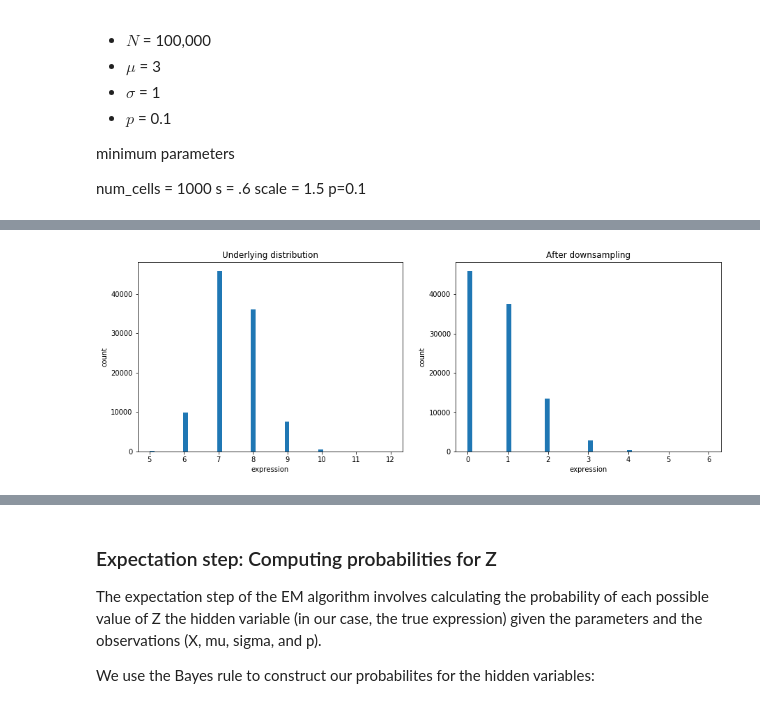
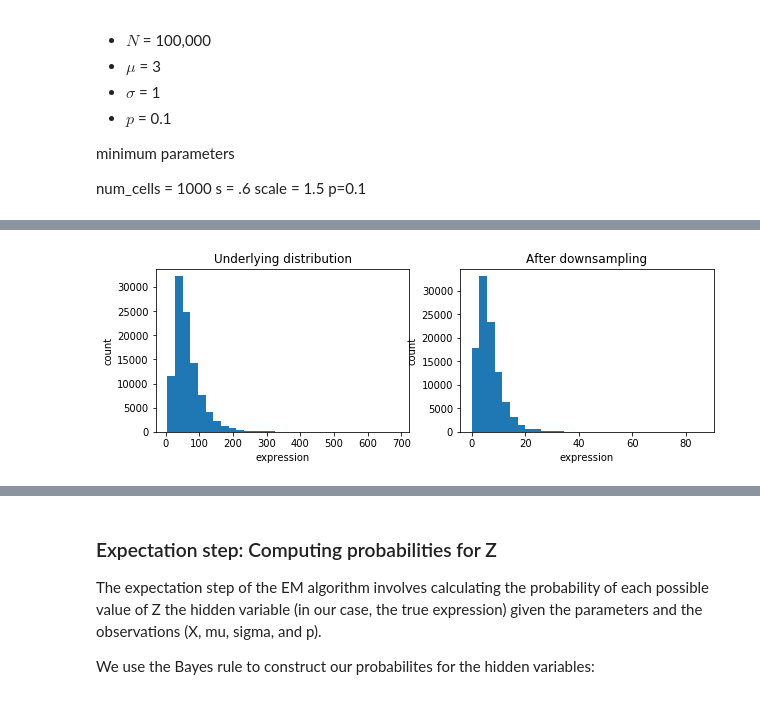
Before and after one commit to yelabucsf/scrna-parameter-estimation, a Jupyter notebook: notebooks/1d_em_simulation_lognormal_v2.ipynb, the cells around one changed output, grey strips where cells are left out. Cells and saved outputs as stored; diff of their text form; code cells hidden in the pictures.

```diff
--- a/notebooks/1d_em_simulation_lognormal_v2.ipynb
+++ b/notebooks/1d_em_simulation_lognormal_v2.ipynb
@@ -79,22 +81,12 @@ p=0.1
 # Parameters
 num_cells = 100000
 
-mu = 2
-sigma = 0.7
+mu = 4
+sigma = 0.6
 p=0.1
 
 s = sigma
 scale = np.exp(mu)
-# %%
-# Parameters
-num_cells = 100000
-
-mu = 2
-sigma = 0.1
-p=0.1
-
-s = sigma
-scale = np.exp(mu)
 # %%
 print(s, scale)
 # %% [output]
@@ -104,5 +96,3 @@ continuous = stats.lognorm.rvs(s=s, scale=scale, size=num_cells)
 normal_continuous = stats.norm.rvs(loc=np.log(scale), scale=s, size=num_cells)
 # %%
 ground_truth_counts = np.round(continuous).astype(np.int64)
-# %%
-stats.lognorm.fit(ground_truth_counts)
@@ -131,13 +119,12 @@ plt.hist(ground_truth_counts, bins=30);
 # %%
-plt.figure(figsize=(15, 5))
+plt.figure(figsize=(10, 3))
 plt.subplot(1, 2, 1);
 plt.title('Underlying distribution')
-plt.hist(ground_truth_counts, bins=50);
-#plt.xlim(0, 50)
-plt.xlabel('expression');plt.ylabel('count')
+plt.hist(ground_truth_counts, bins=30);
+plt.xlabel('expression');plt.ylabel('count');
 plt.subplot(1, 2, 2);
 plt.title('After downsampling')
-plt.xlabel('expression'); plt.ylabel('count')
-plt.hist(observed, bins=50);
+plt.xlabel('expression'); plt.ylabel('count');
+plt.hist(observed, bins=30);
 # %% [output]
-[figure, old version]
+[figure, new version]
```
Also changed, not shown: parts of 41 cells of this notebook, 2 other files.
